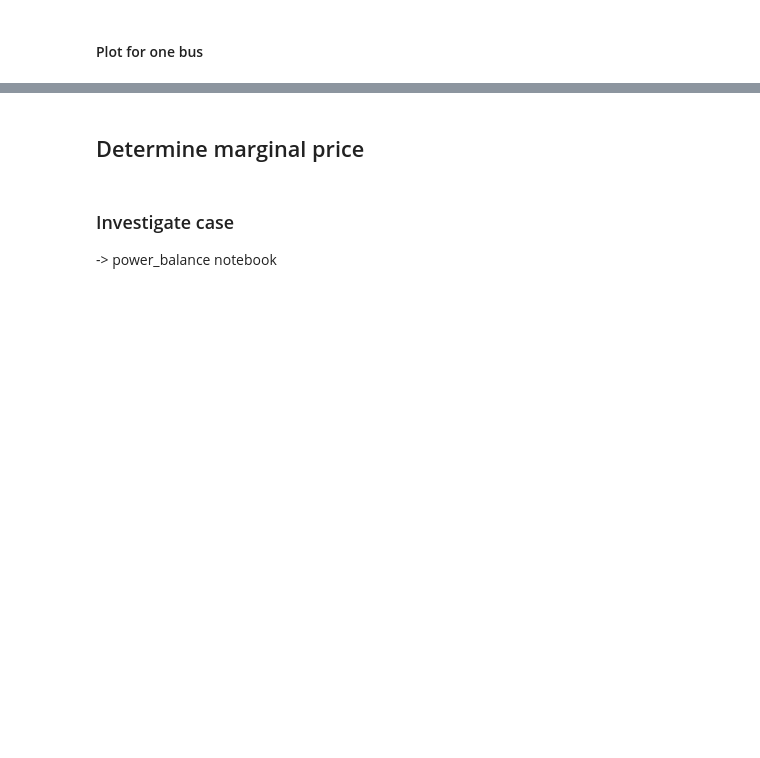
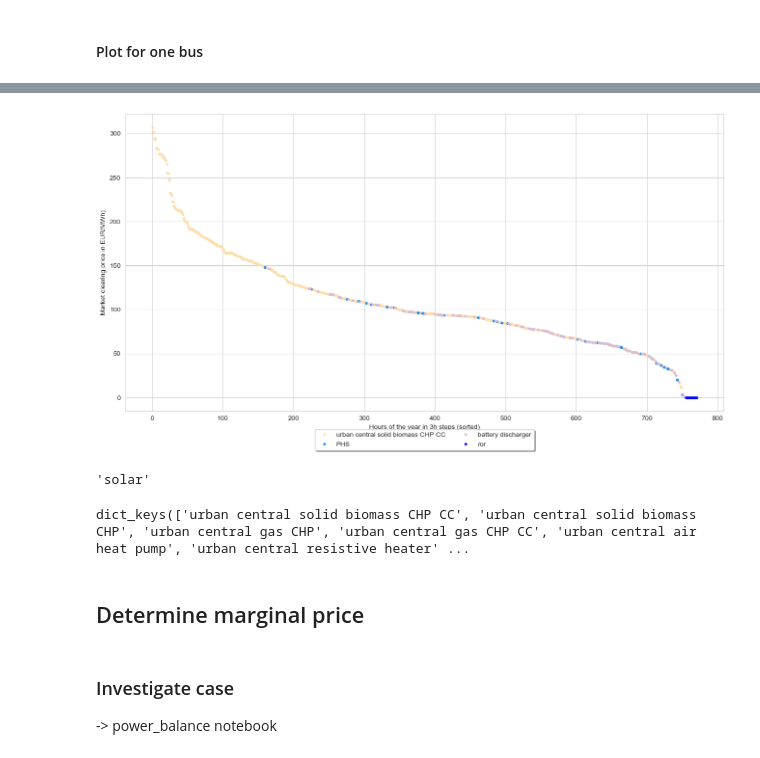
Before and after one commit to JulianGeis/master_thesis, a Jupyter notebook: notebooks/merit_order_analysis.ipynb, the cells around one changed output, grey strips where cells are left out. Saved outputs shown, nothing was run; the diff lists cells and outputs as text; code cells hidden in the pictures; blank space fills up the shorter version.

```diff
--- a/notebooks/merit_order_analysis.ipynb
+++ b/notebooks/merit_order_analysis.ipynb
@@ -15,2 +15,4 @@ from utils import market_values, market_values_by_time_index
 # %%
-n =pypsa.Network("../data/raw/elec_s_181_lv1.0__Co2L0-3H-T-H-B-I-A-solar+p3-linemaxext10-noH2network_2030.nc")
+# Network imports
+stst =pypsa.Network("../data/raw/elec_s_181_lv1.0__Co2L0-3H-T-H-B-I-A-solar+p3-linemaxext10-noH2network_2030.nc")
+exp =pypsa.Network("../data/raw/elec_s_181_lvopt__Co2L0-3H-T-H-B-I-A-solar+p3-linemaxext10_2030.nc")
@@ -17,2 +27,10 @@ n =pypsa.Network("../data/raw/elec_s_181_lv1.0__Co2L0-3H-T-H-B-I-A-solar+p3-line
+# %%
+model = "EXP"
+
+if model == "STST":
+    n = stst
+
+elif model == "EXP":
+    n = exp
 # %%
 n.storage_units_t.p
@@ -351,6 +819,7 @@ mg.head()
 # %%
-bus = "AL0 0" # "AL0 0" # "DE0 0"
+bus = "DE0 10" # "AL0 0" # "DE0 0"
 df = pd.concat([mg[bus], n.buses_t.p[bus], n.buses_t.marginal_price[bus]], axis=1)
 df.columns = [f"{bus}_mg", f"{bus}_p", f"{bus}_lmp"]
 df[f"{bus}_mg labels"] = df[f"{bus}_mg"].astype(str)
+df = pd.concat([df, df[f"{bus}_mg labels"].str.replace("[", "").str.replace("]", "").str.replace(f"{bus} ", "").str.replace("'", "").str.split(', ', expand=True)], axis=1)
 df
@@ -398,3 +924,29 @@ df2[f"{bus}_mg"].apply(','.join).astype(str).str.get_dummies(sep=',').sum().sort
+# %%
+df3 = df[(df[0] != '') & (df[1].isnull())].sort_values(by=f"{bus}_lmp", ascending=False)
+df3.index = np.arange(1, len(df3)+1)
+
+# price duration curve per region
+plt.figure(figsize=(16, 8))
+for label in df3[0].astype(str).unique():
+    label_rn = carrier_renaming[label] if label in carrier_renaming.keys() else label
+    plt.plot(df3[df3[0] == label][f"{bus}_lmp"], ".", label=label, color=carrier_colors[label_rn])
+
+# plt.ylim(-100, 500)
+plt.xlabel("Hours of the year in 3h steps (sorted)")
+plt.ylabel("Market clearing price in EUR/MWh)")
+plt.legend(loc='upper center', bbox_to_anchor=(0.5, -0.05),fancybox=True, shadow=True, ncol=2)
+plt.show()
+# %% [output]
+[figure, added]
+# %%
+label = "solar"
+carrier_renaming[label] if label in carrier_renaming.keys() else label
+# %% [output]
+'solar'
+# %%
+carrier_renaming.keys()
+# %% [output]
+dict_keys(['urban central solid biomass CHP CC', 'urban central solid biomass CHP', 'urban central gas CHP', 'urban central gas CHP CC', 'urban central air heat pump', 'urban central resistive heater' ...
 # %%
 assert 0
 # %% [markdown]
```
Also changed, not shown: parts of 52 cells of this notebook, 11 other files.
